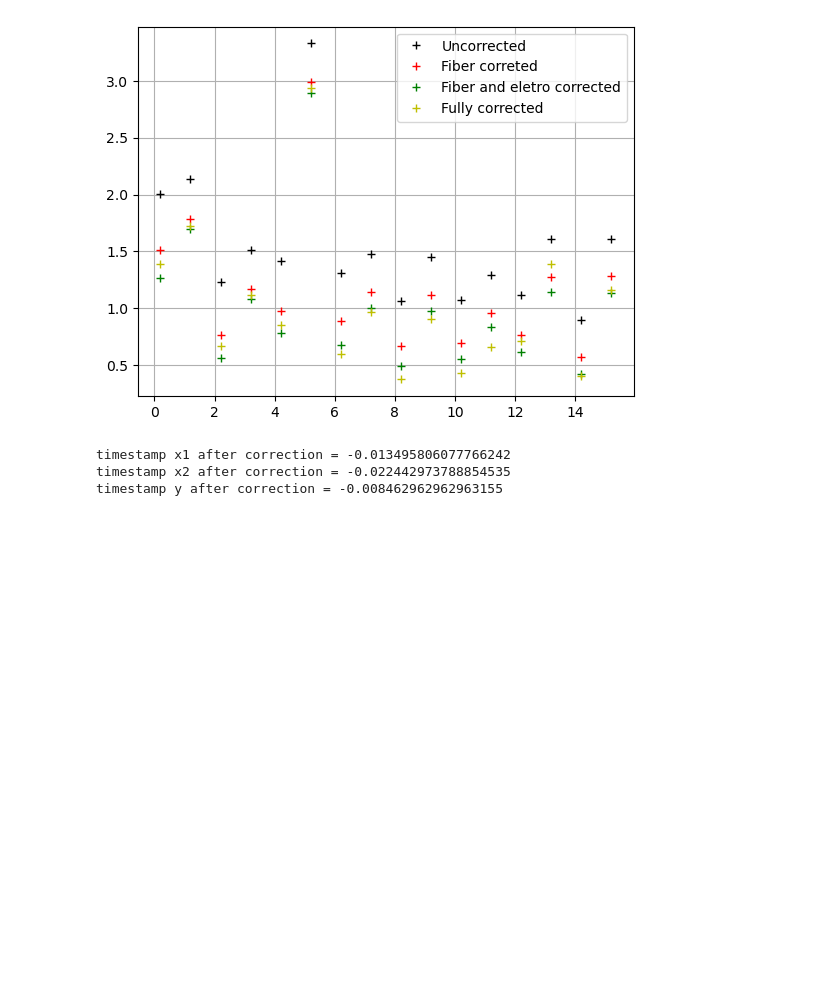
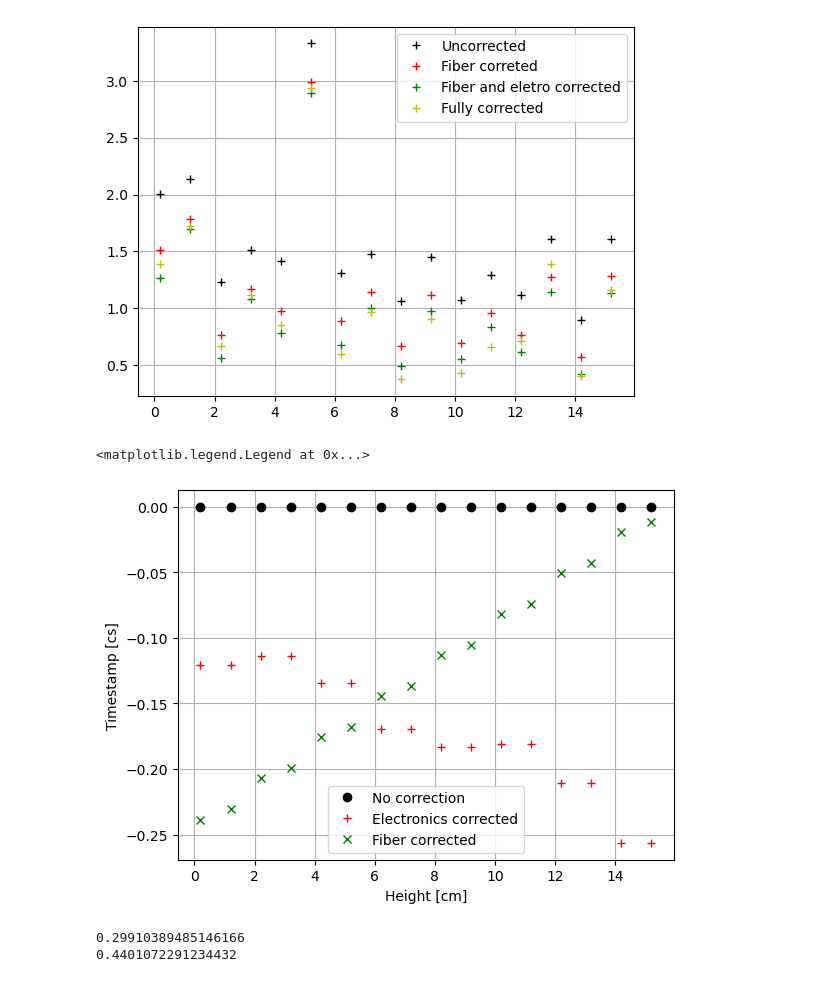
Before and after one commit to kauniska/ecal_reco, a Jupyter notebook: time_alignement/time_distribution.ipynb, the cells around one changed output. Cells and saved outputs as stored; diff of their text form; code cells hidden in the pictures; blank space fills up the shorter version.

```diff
--- a/time_alignement/time_distribution.ipynb
+++ b/time_alignement/time_distribution.ipynb
@@ -210,41 +227,46 @@ from time_correction import*
 Hx=[]
 Hy=[]
 for number_hits in range(8):
-    Hx.append(Hit([number_hits,8-number_hits],1,0,1000,0.0))#(coord, is_sidex, timestamp, timestamp_event, value)
-    Hy.append(Hit([number_hits,8-number_hits],0,0,1000,0.0))
+    Hx.append(Hit([number_hits+1,8-number_hits],1,0,1000,0.0))#(coord, is_sidex, timestamp, timestamp_event, value)
+    Hy.append(Hit([number_hits+1,8-number_hits],0,0,1000,0.0))
 Tx = Track(Hx)
 Ty = Track(Hy)
 T = Track3D(Tx,Ty)
 T.show()
 
 T_fiber_corrected = copy.deepcopy(T)
 T_electronic_corrected = copy.deepcopy(T)
 time_correction_fiber(T_fiber_corrected)
 time_correction_electronics(T_electronic_corrected)
 
 # recover the corrected stamps
 heights = []
 s_nocorr = []
 s_ecorr = []
 s_fibcorr = []
 
 for h in T.x.hits + T.y.hits:
     heights.append(h.get_pos()[1])
     s_nocorr.append(h.timestamp)
 for h in T_fiber_corrected.x.hits + T_fiber_corrected.y.hits:
     s_fibcorr.append(h.timestamp)
 for h in T_electronic_corrected.x.hits + T_electronic_corrected.y.hits:
     s_ecorr.append(h.timestamp)
 
 plt.figure()
 plt.plot(heights,s_nocorr,'ko')
 plt.plot(heights,s_ecorr, 'r+')
 plt.plot(heights,s_fibcorr,'gx')
 plt.grid()
 plt.xlabel("Height [cm]")
 plt.ylabel("Timestamp [cs]")
 plt.legend(["No correction","Electronics corrected","Fiber corrected"])
 # %% [output]
-timestamp x1 after correction = -0.013495806077766242
-timestamp x2 after correction = -0.022442973788854535
-timestamp y after correction = -0.008462962962963155
+<matplotlib.legend.Legend at 0x...>
+[figure, added]
+# %%
+print(np.max(np.max(np.abs(muXF))))
+print(np.max(np.max(np.abs(muYF))))
+# %% [output]
+0.29910389485146166
+0.4401072291234432
```
Also changed, not shown: parts of 2 cells of this notebook, 2 other files.
